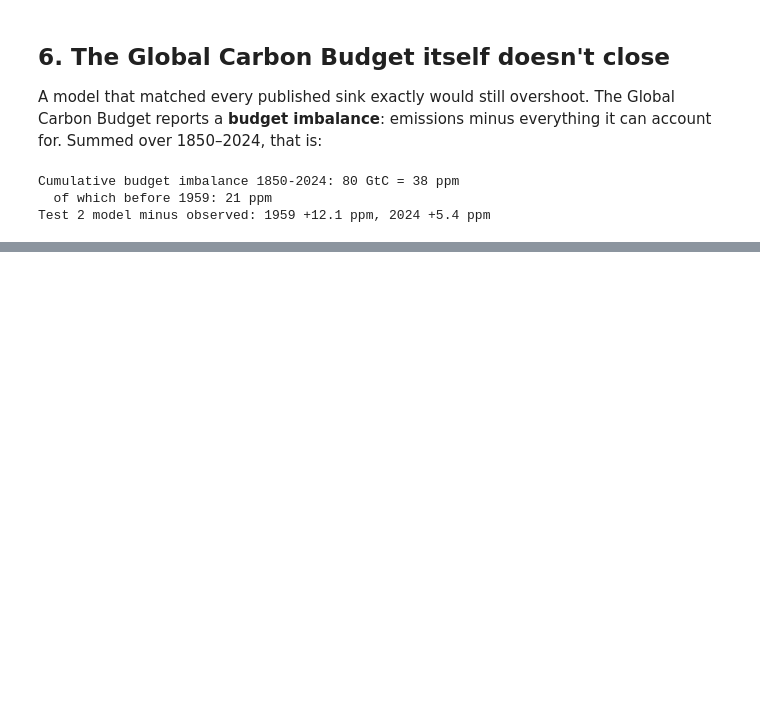
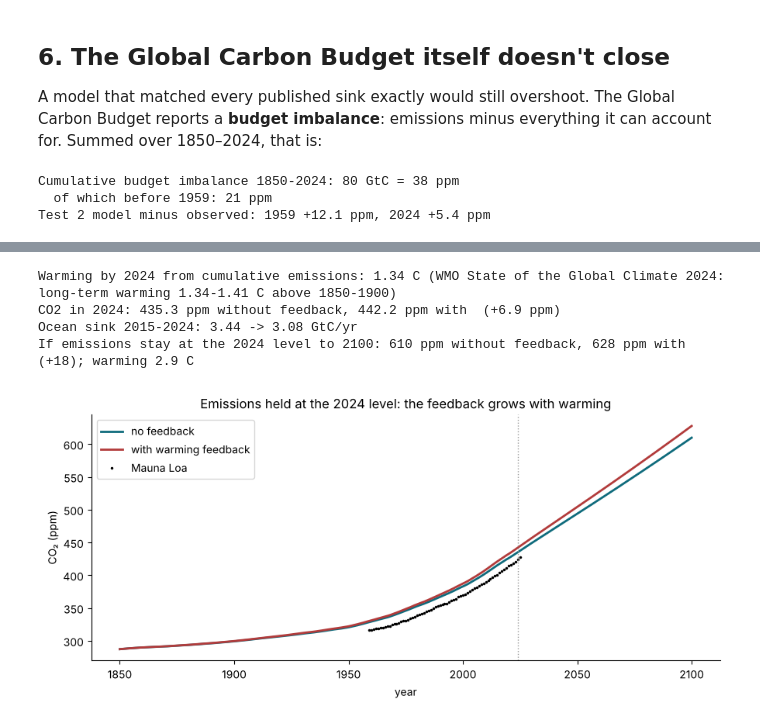
Before and after one commit to kmurugan123/co2-irf-model, a Jupyter notebook: box_model/carbon_box_model.ipynb, the cells around one changed output, grey strips where cells are left out. Cells and saved outputs as stored; diff of their text form; code cells hidden in the pictures; blank space fills up the shorter version.

```diff
--- a/box_model/carbon_box_model.ipynb
+++ b/box_model/carbon_box_model.ipynb
@@ -239,0 +309,22 @@ Most of the model's remaining offset (about +12 ppm) builds up before 1959, when
+# %%
+r3f = simulate(EF, EL, feedback=True, **kw3)
+s3f = summarise(r3f)
+print(f"Warming by 2024 from cumulative emissions: {s3f['dT_2024'].item():.2f} C (WMO State of the Global Climate 2024: long-term warming 1.34-1.41 C above 1850-1900)")
+print(f"CO2 in 2024: {s3['ppm_2024'].item():.1f} ppm without feedback, {s3f['ppm_2024'].item():.1f} ppm with  (+{(s3f['ppm_2024']-s3['ppm_2024']).item():.1f} ppm)")
+print(f"Ocean sink 2015-2024: {s3['ocean_2015_2024'].item():.2f} -> {s3f['ocean_2015_2024'].item():.2f} GtC/yr")
+Ef2, El2, y2 = future_emissions(0.0)
+a = simulate(Ef2, El2, **kw3); b = simulate(Ef2, El2, feedback=True, **kw3)
+print(f"If emissions stay at the 2024 level to 2100: {a['ppm'][-1].item():.0f} ppm without feedback, {b['ppm'][-1].item():.0f} ppm with (+{(b['ppm'][-1]-a['ppm'][-1]).item():.0f}); warming {b['dT'][-1].item():.1f} C")
+fig, ax = plt.subplots()
+ax.plot(y2, a["ppm"][:, 0], color="#0f6b7c", lw=2, label="no feedback")
+ax.plot(y2, b["ppm"][:, 0], color="#b23b3b", lw=2, label="with warming feedback")
+ax.plot(mlo.index, mlo.values, "k.", ms=3, label="Mauna Loa")
+ax.axvline(2024, color="#999", lw=1, ls=":")
+ax.set(xlabel="year", ylabel="CO₂ (ppm)", title="Emissions held at the 2024 level: the feedback grows with warming"); ax.legend()
+plt.tight_layout(); plt.show()
+# %% [output]
+Warming by 2024 from cumulative emissions: 1.34 C (WMO State of the Global Climate 2024: long-term warming 1.34-1.41 C above 1850-1900)
+CO2 in 2024: 435.3 ppm without feedback, 442.2 ppm with  (+6.9 ppm)
+Ocean sink 2015-2024: 3.44 -> 3.08 GtC/yr
+If emissions stay at the 2024 level to 2100: 610 ppm without feedback, 628 ppm with (+18); warming 2.9 C
+[figure, added]
```
Also changed, not shown: parts of 17 cells of this notebook, 12 other files.
